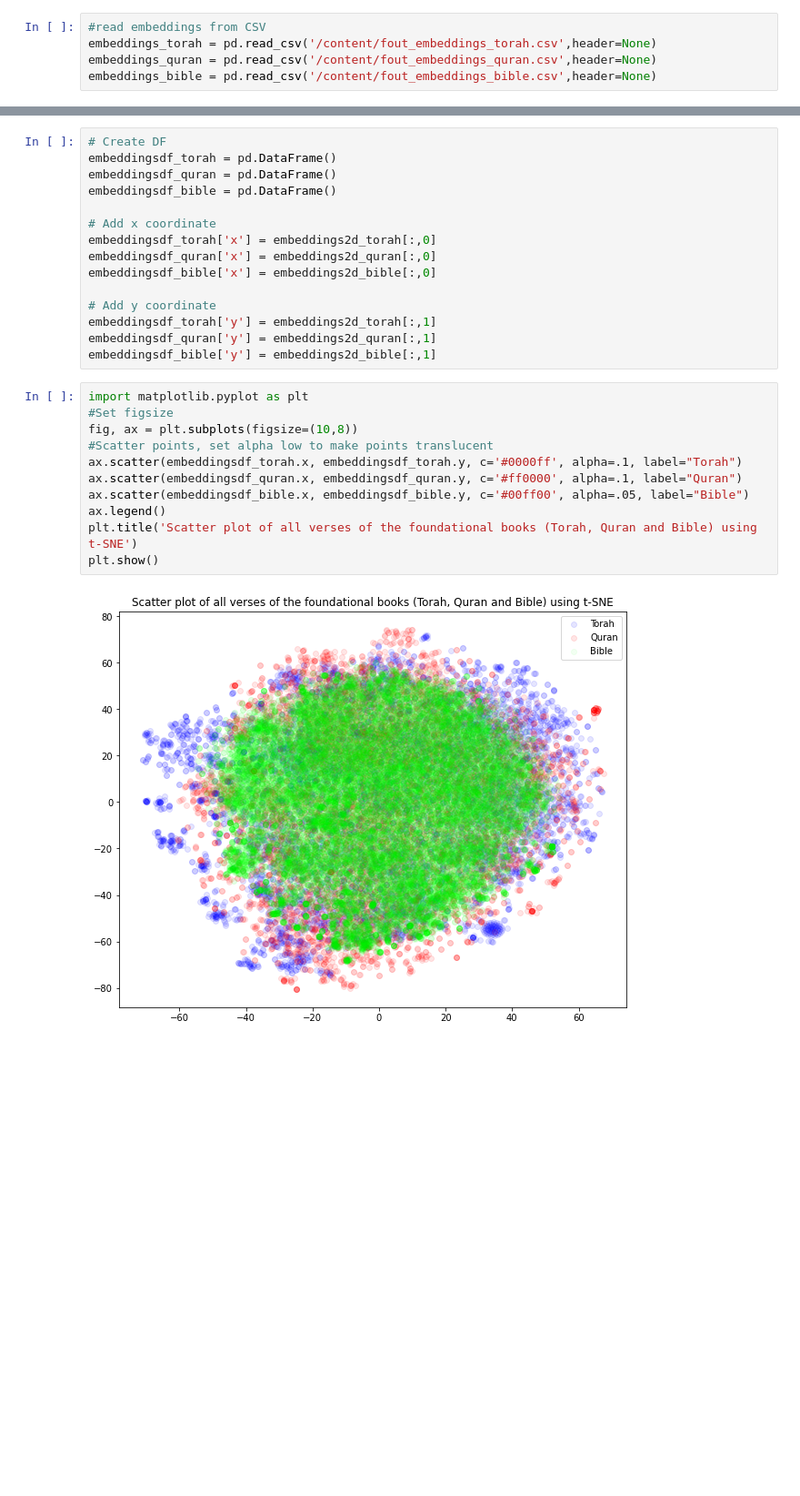
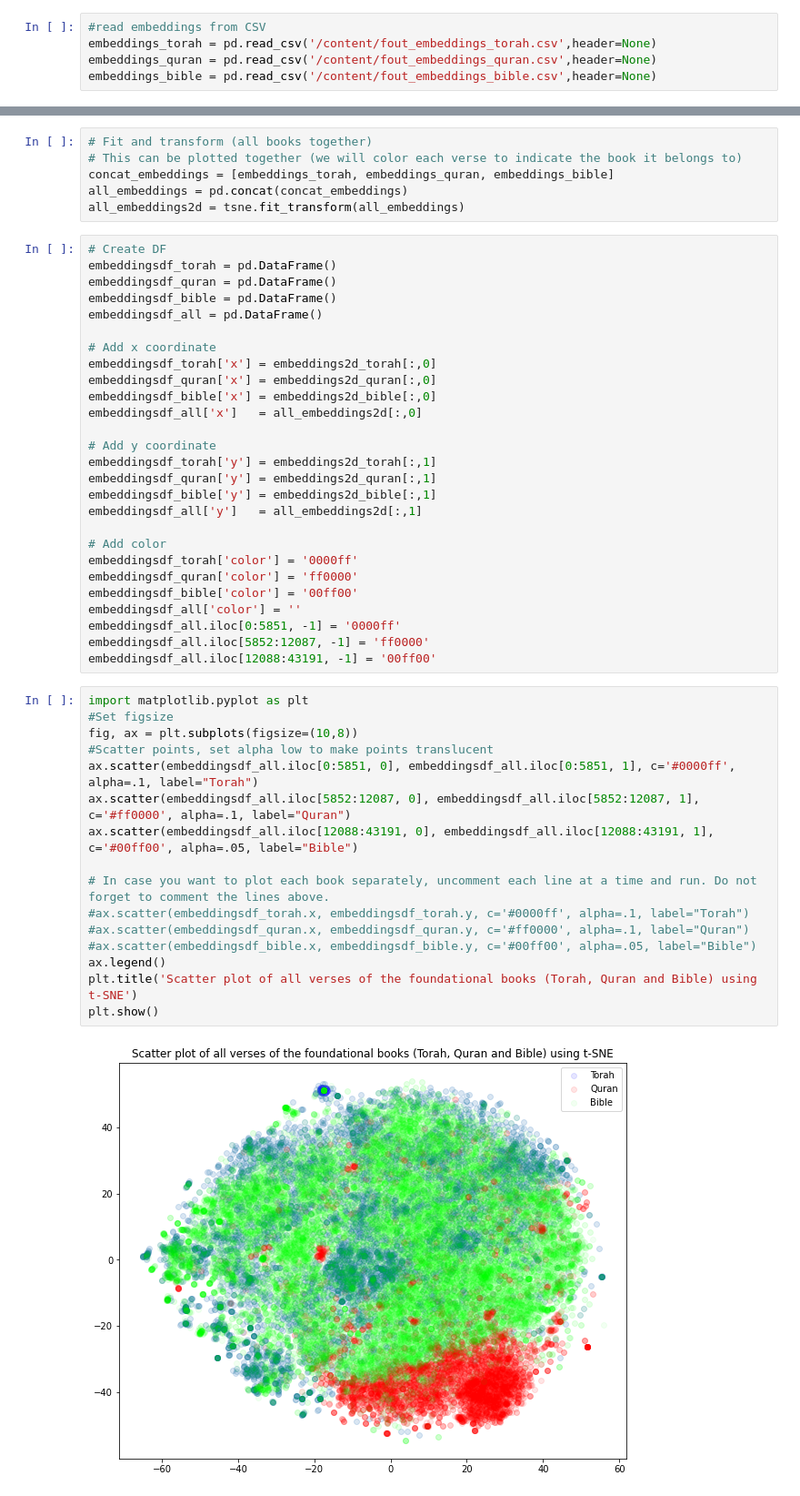
Before and after one commit to estevaomello/OntoM, a Jupyter notebook: notebook_analysis/tsne.ipynb, the cells around one changed output, grey strips where cells are left out. Shown: that part at 91% size. Saved outputs shown, nothing was run; the diff lists cells and outputs as text; blank space fills up the shorter version.

Commit message:
Update TSNE

```diff
--- a/notebook_analysis/tsne.ipynb
+++ b/notebook_analysis/tsne.ipynb
@@ -14,31 +15,54 @@ embeddings_bible = pd.read_csv('/content/fout_embeddings_bible.csv',header=None)
 embeddings2d_torah = tsne.fit_transform(embeddings_torah)
 embeddings2d_quran = tsne.fit_transform(embeddings_quran)
 embeddings2d_bible = tsne.fit_transform(embeddings_bible)
+# %%
+# Fit and transform (all books together)
+# This can be plotted together (we will color each verse to indicate the book it belongs to)
+concat_embeddings = [embeddings_torah, embeddings_quran, embeddings_bible]
+all_embeddings = pd.concat(concat_embeddings)
+all_embeddings2d = tsne.fit_transform(all_embeddings)
 # %%
 # Create DF
 embeddingsdf_torah = pd.DataFrame()
 embeddingsdf_quran = pd.DataFrame()
 embeddingsdf_bible = pd.DataFrame()
+embeddingsdf_all = pd.DataFrame()
 
 # Add x coordinate
 embeddingsdf_torah['x'] = embeddings2d_torah[:,0]
 embeddingsdf_quran['x'] = embeddings2d_quran[:,0]
 embeddingsdf_bible['x'] = embeddings2d_bible[:,0]
+embeddingsdf_all['x']   = all_embeddings2d[:,0]
 
 # Add y coordinate
 embeddingsdf_torah['y'] = embeddings2d_torah[:,1]
 embeddingsdf_quran['y'] = embeddings2d_quran[:,1]
 embeddingsdf_bible['y'] = embeddings2d_bible[:,1]
+embeddingsdf_all['y']   = all_embeddings2d[:,1]
+
+# Add color
+embeddingsdf_torah['color'] = '0000ff'
+embeddingsdf_quran['color'] = 'ff0000'
+embeddingsdf_bible['color'] = '00ff00'
+embeddingsdf_all['color'] = ''
+embeddingsdf_all.iloc[0:5851, -1] = '0000ff'
+embeddingsdf_all.iloc[5852:12087, -1] = 'ff0000'
+embeddingsdf_all.iloc[12088:43191, -1] = '00ff00'
 # %%
 import matplotlib.pyplot as plt
 #Set figsize
 fig, ax = plt.subplots(figsize=(10,8))
 #Scatter points, set alpha low to make points translucent
-ax.scatter(embeddingsdf_torah.x, embeddingsdf_torah.y, c='#0000ff', alpha=.1, label="Torah")
-ax.scatter(embeddingsdf_quran.x, embeddingsdf_quran.y, c='#ff0000', alpha=.1, label="Quran")
-ax.scatter(embeddingsdf_bible.x, embeddingsdf_bible.y, c='#00ff00', alpha=.05, label="Bible")
+ax.scatter(embeddingsdf_all.iloc[0:5851, 0], embeddingsdf_all.iloc[0:5851, 1], c='#0000ff', alpha=.1, label="Torah")
+ax.scatter(embeddingsdf_all.iloc[5852:12087, 0], embeddingsdf_all.iloc[5852:12087, 1], c='#ff0000', alpha=.1, label="Quran")
+ax.scatter(embeddingsdf_all.iloc[12088:43191, 0], embeddingsdf_all.iloc[12088:43191, 1], c='#00ff00', alpha=.05, label="Bible")
+
+# In case you want to plot each book separately, uncomment each line at a time and run. Do not forget to comment the lines above.
+#ax.scatter(embeddingsdf_torah.x, embeddingsdf_torah.y, c='#0000ff', alpha=.1, label="Torah")
+#ax.scatter(embeddingsdf_quran.x, embeddingsdf_quran.y, c='#ff0000', alpha=.1, label="Quran")
+#ax.scatter(embeddingsdf_bible.x, embeddingsdf_bible.y, c='#00ff00', alpha=.05, label="Bible")
 ax.legend()
 plt.title('Scatter plot of all verses of the foundational books (Torah, Quran and Bible) using t-SNE')
 plt.show()
 # %% [output]
-[figure, old version]
+[figure, new version]
```
Also changed, not shown: parts of 1 cell of this notebook.
